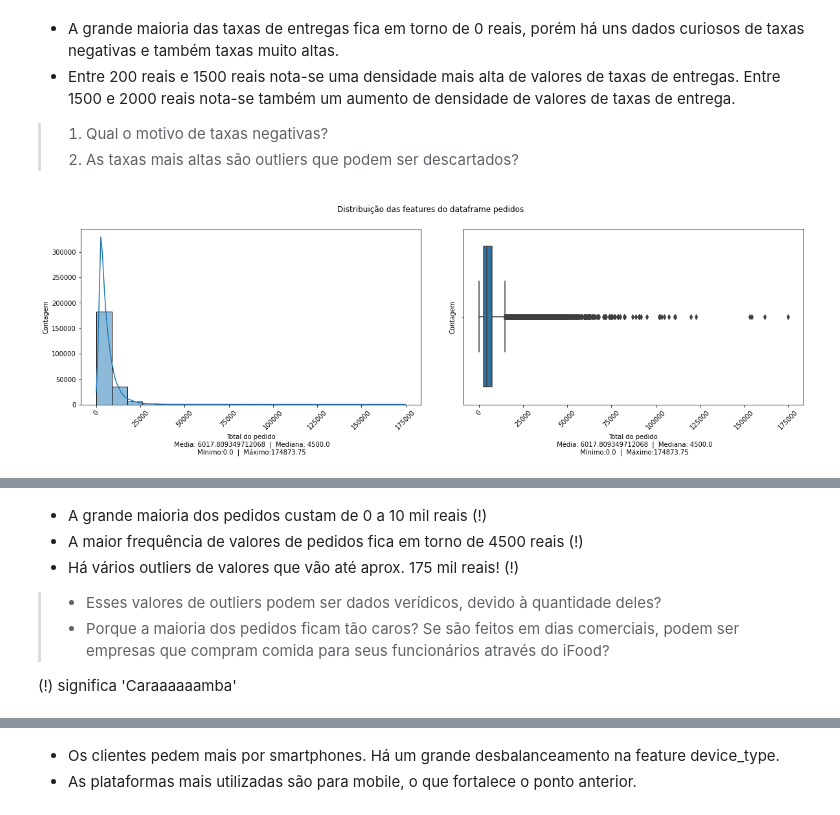
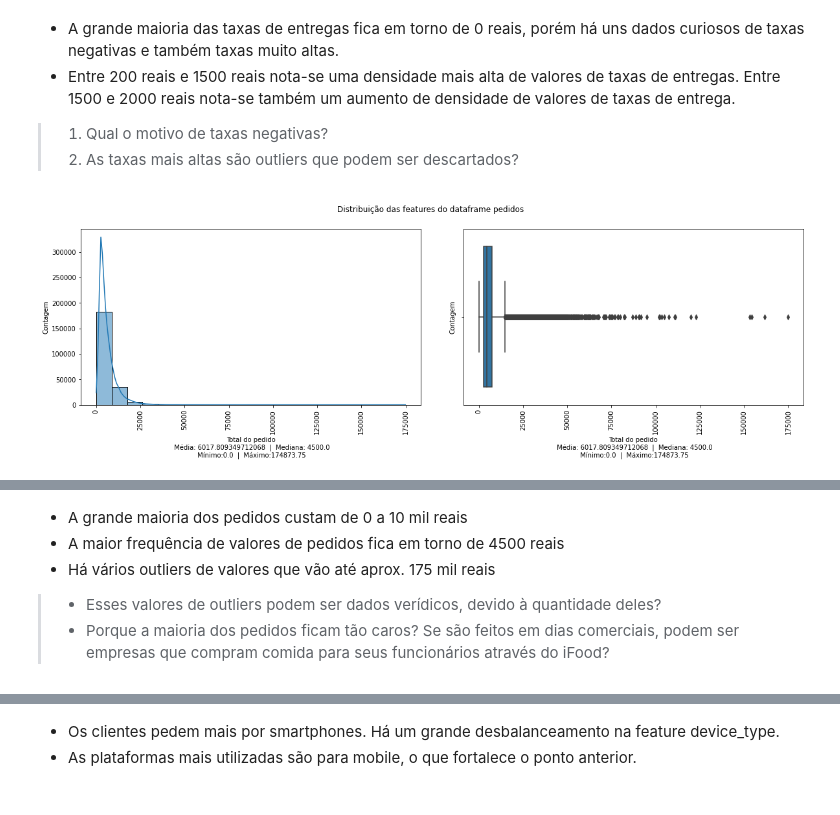
Before and after one commit to casjunior93/Desafio-Tera---Clusteriza-o, a Jupyter notebook: Desafio_Tera_e_Ifood_Clusterização.ipynb, the cells around one changed output, grey strips where cells are left out. Drawn from its saved outputs; the diff is of its cells as text; code cells hidden in the pictures.

```diff
--- a/Desafio_Tera_e_Ifood_Clusterização.ipynb
+++ b/Desafio_Tera_e_Ifood_Clusterização.ipynb
@@ -199,22 +240,23 @@ plt.show();
 > 1. Qual o motivo de taxas negativas?
 > 2. As taxas mais altas são outliers que podem ser descartados?
 # %%
+%%time
 fig, axes = plt.subplots(1, 2, figsize = (20, 5))
 fig.subplots_adjust(hspace=0.5, wspace=0.125)
 fig.suptitle('Distribuição das features do dataframe pedidos')
 
 #Taxa do pedido
 sns.histplot(ax=axes[0],x=pedidos['total_amount'], kde=True, bins=20)
-axes[0].tick_params(axis='x', rotation=45)
+axes[0].tick_params(axis='x', rotation=90)
 axes[0].set(xlabel='Total do pedido\n Média: ' + str(pedidos['total_amount'].mean()) + '  |  Mediana: ' + str(pedidos['total_amount'].median())
   + '\n Mínimo:' + str(pedidos['total_amount'].min()) + '  |  Máximo:' + str(pedidos['total_amount'].max()), ylabel='Contagem')
 
 #Taxa do pedido
 sns.boxplot(ax=axes[1],x=pedidos['total_amount'])
-axes[1].tick_params(axis='x', rotation=45)
+axes[1].tick_params(axis='x', rotation=90)
 axes[1].set(xlabel='Total do pedido\n Média: ' + str(pedidos['total_amount'].mean()) + '  |  Mediana: ' + str(pedidos['total_amount'].median())
   + '\n Mínimo:' + str(pedidos['total_amount'].min()) + '  |  Máximo:' + str(pedidos['total_amount'].max()), ylabel='Contagem')
 
 plt.show();
 # %% [output]
-[figure, old version]
+[figure, new version]
@@ -221,10 +265,8 @@ plt.show();
 # %% [markdown]
-* A grande maioria dos pedidos custam de 0 a 10 mil reais (!)
-* A maior frequência de valores de pedidos fica em torno de 4500 reais (!)
-* Há vários outliers de valores que vão até aprox. 175 mil reais! (!)
+* A grande maioria dos pedidos custam de 0 a 10 mil reais
+* A maior frequência de valores de pedidos fica em torno de 4500 reais
+* Há vários outliers de valores que vão até aprox. 175 mil reais
 
 > * Esses valores de outliers podem ser dados verídicos, devido à quantidade deles?
 > * Porque a maioria dos pedidos ficam tão caros? Se são feitos em dias comerciais, podem ser empresas que compram comida para seus funcionários através do iFood?
-
-(!) significa 'Caraaaaaamba'
 # %%
```
Also changed, not shown: parts of 84 cells of this notebook.
